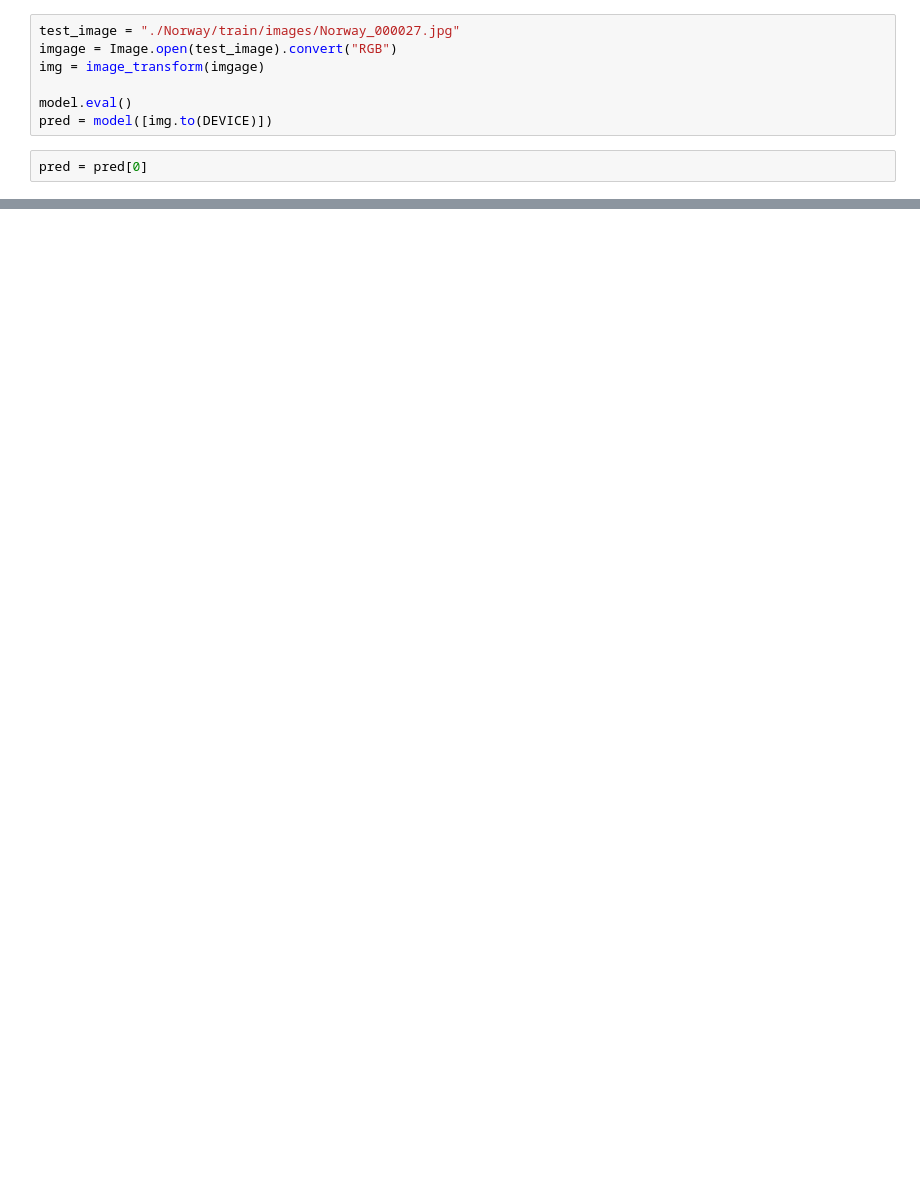
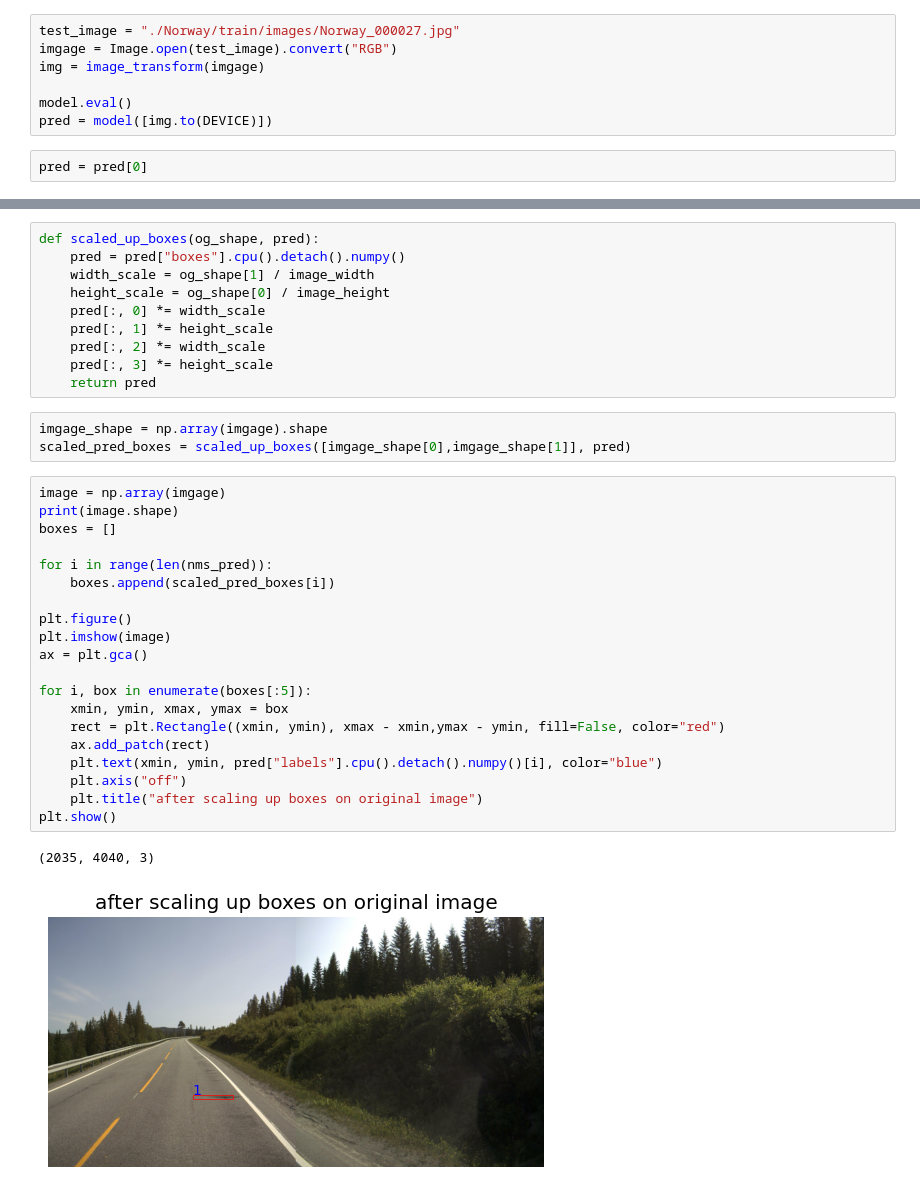
Before and after one commit to Olaussen/TDT17-mini, a Jupyter notebook: main.ipynb, the cells around one changed output, grey strips where cells are left out. Drawn from its saved outputs; the diff is of its cells as text; blank space fills up the shorter version.

```diff
--- a/main.ipynb
+++ b/main.ipynb
@@ -571,0 +508,36 @@ plt.show()
+# %%
+def scaled_up_boxes(og_shape, pred):
+    pred = pred["boxes"].cpu().detach().numpy()
+    width_scale = og_shape[1] / image_width
+    height_scale = og_shape[0] / image_height
+    pred[:, 0] *= width_scale
+    pred[:, 1] *= height_scale
+    pred[:, 2] *= width_scale
+    pred[:, 3] *= height_scale
+    return pred
+# %%
+imgage_shape = np.array(imgage).shape
+scaled_pred_boxes = scaled_up_boxes([imgage_shape[0],imgage_shape[1]], pred)
+# %%
+image = np.array(imgage)
+print(image.shape)
+boxes = []
+
+for i in range(len(nms_pred)):
+    boxes.append(scaled_pred_boxes[i])
+
+plt.figure()
+plt.imshow(image)
+ax = plt.gca()
+
+for i, box in enumerate(boxes[:5]):
+    xmin, ymin, xmax, ymax = box
+    rect = plt.Rectangle((xmin, ymin), xmax - xmin,ymax - ymin, fill=False, color="red")
+    ax.add_patch(rect)
+    plt.text(xmin, ymin, pred["labels"].cpu().detach().numpy()[i], color="blue")
+    plt.axis("off")
+    plt.title("after scaling up boxes on original image")
+plt.show()
+# %% [output]
+(2035, 4040, 3)
+[figure, added]
```
Also changed, not shown: parts of 16 cells of this notebook.
